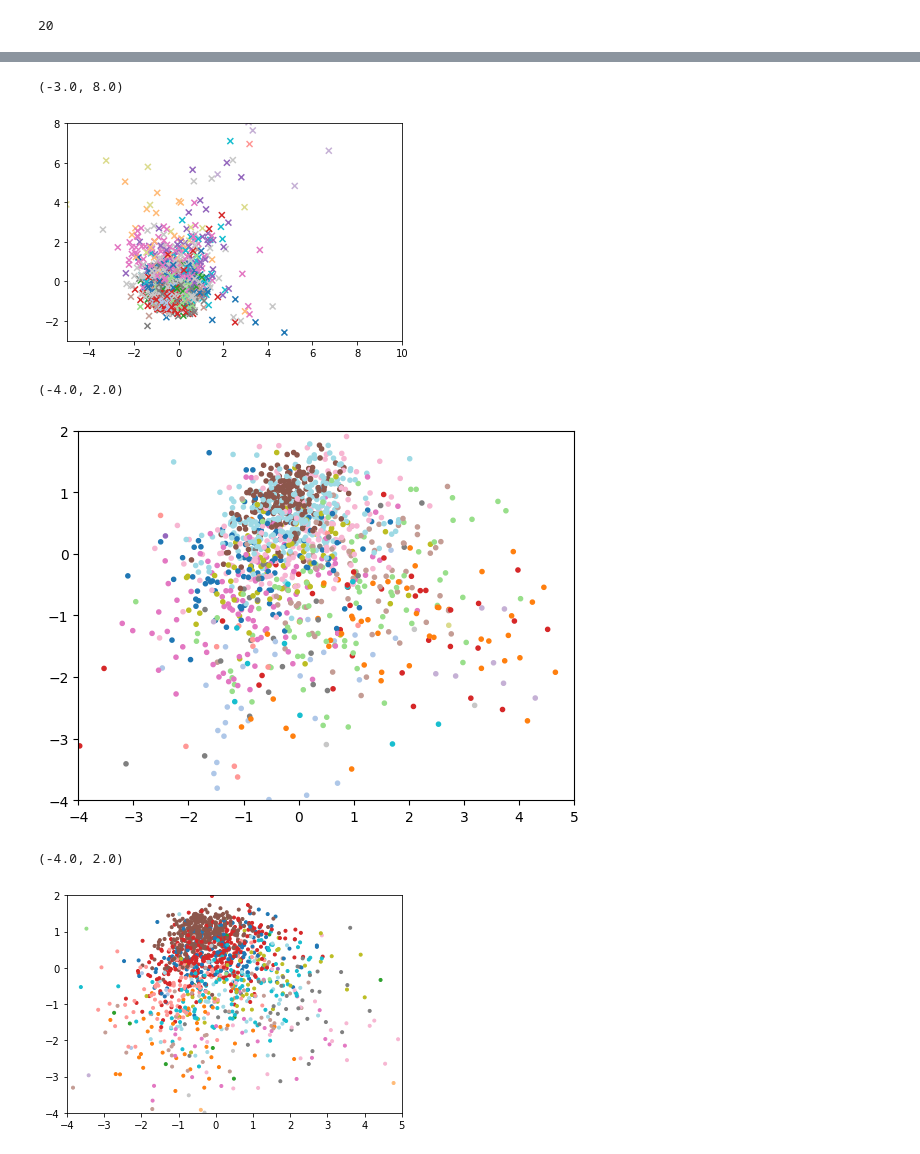
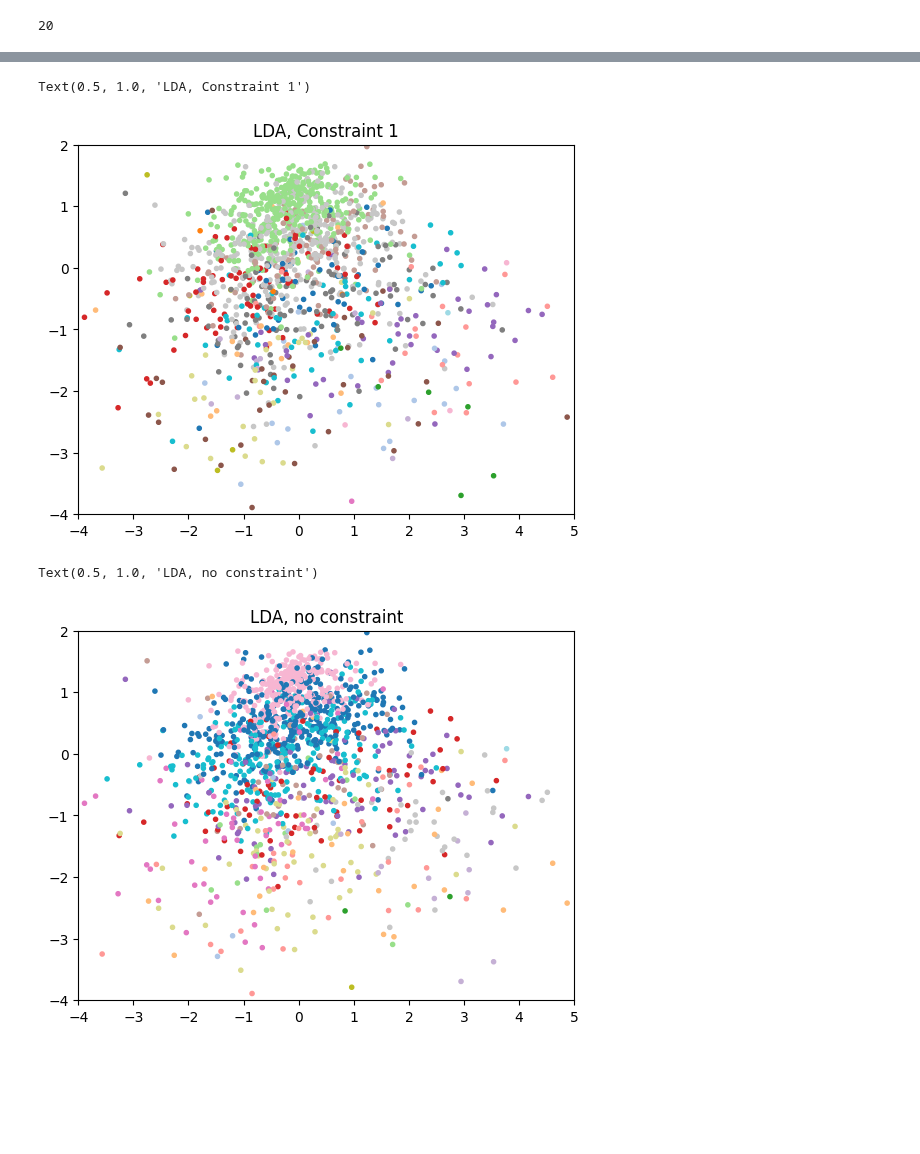
Before and after one commit to Revanchist317/ATiML-Project, a Jupyter notebook: PASCAL_constrained_clustering.ipynb, the cells around one changed output, grey strips where cells are left out. Drawn from its saved outputs; the diff is of its cells as text; code cells hidden in the pictures; blank space fills up the shorter version.

Commit message:
lda with constraint

```diff
--- a/PASCAL_constrained_clustering.ipynb
+++ b/PASCAL_constrained_clustering.ipynb
@@ -683,6 +683,6 @@ print(len(must_link_1))
 We can see that for both descriptors the integration of constraints improves the performance of clusterings.
 # %%
 # Evaluating the performance without constraints
-clusters_VBOW_old, centres_VBOW_old= cop_kmeans(tfidf, k=20)
-sklearn.metrics.rand_score(y_train_one_int, np.array(clusters_VBOW))
+clusters_VBOW_NC, centres_VBOW__NC = cop_kmeans(tfidf, k=20)
+sklearn.metrics.rand_score(y_train_one_int, np.array(clusters_VBOW_NC))
 # %% [output]
@@ -1128,6 +1125,2 @@ from sklearn.decomposition import PCA
 # %%
 transformed_tfidf = StandardScaler().fit_transform(tfidf)
-pca = PCA(n_components=3)
-pca.fit(transformed_tfidf)
-PCs = pca.fit_transform(transformed_tfidf)
-pca.explained_variance_ratio_
@@ -1150,31 +1127,23 @@ plt.ylim(-5, 10)
-# %%
-model = LinearDiscriminantAnalysis()
-LDs = model.fit_transform(transformed_tfidf, clusters_VBOW)
-
-plt.scatter(LDs[:, 0], LDs[:, 1], c=clusters_VBOW, marker="x", cmap='tab20')
-plt.xlim(-5, 10)
-plt.ylim(-3, 8)
-# %% [output]
-(-3.0, 8.0)
-[figure, removed]
 # %%
 model = LinearDiscriminantAnalysis()
 LDs = model.fit_transform(transformed_tfidf, y_train_one_int)
-y_train_one_int
+
 plt.scatter(LDs[:, 0], LDs[:, 1], c=clusters_VBOW, s=9, cmap='tab20')
 plt.xlim(-4, 5)
 plt.ylim(-4, 2)
+plt.title("LDA, Constraint 1")
 # %% [output]
-(-4.0, 2.0)
+Text(0.5, 1.0, 'LDA, Constraint 1')
-[figure, old version]
+[figure, new version]
 # %%
 # Comparison with copkmeans without constraints(i.e.kmeans)
 model = LinearDiscriminantAnalysis()
 LDs = model.fit_transform(transformed_tfidf, y_train_one_int)
 y_train_one_int
-plt.scatter(LDs[:, 0], LDs[:, 1], c=clusters_VBOW_old, s=9, cmap='tab20')
+plt.scatter(LDs[:, 0], LDs[:, 1], c=clusters_VBOW_NC, s=9, cmap='tab20')
 plt.xlim(-4, 5)
 plt.ylim(-4, 2)
+plt.title("LDA, no constraint")
 # %% [output]
-(-4.0, 2.0)
+Text(0.5, 1.0, 'LDA, no constraint')
-[figure, old version]
+[figure, new version]
```
Also changed, not shown: parts of 16 cells of this notebook.
